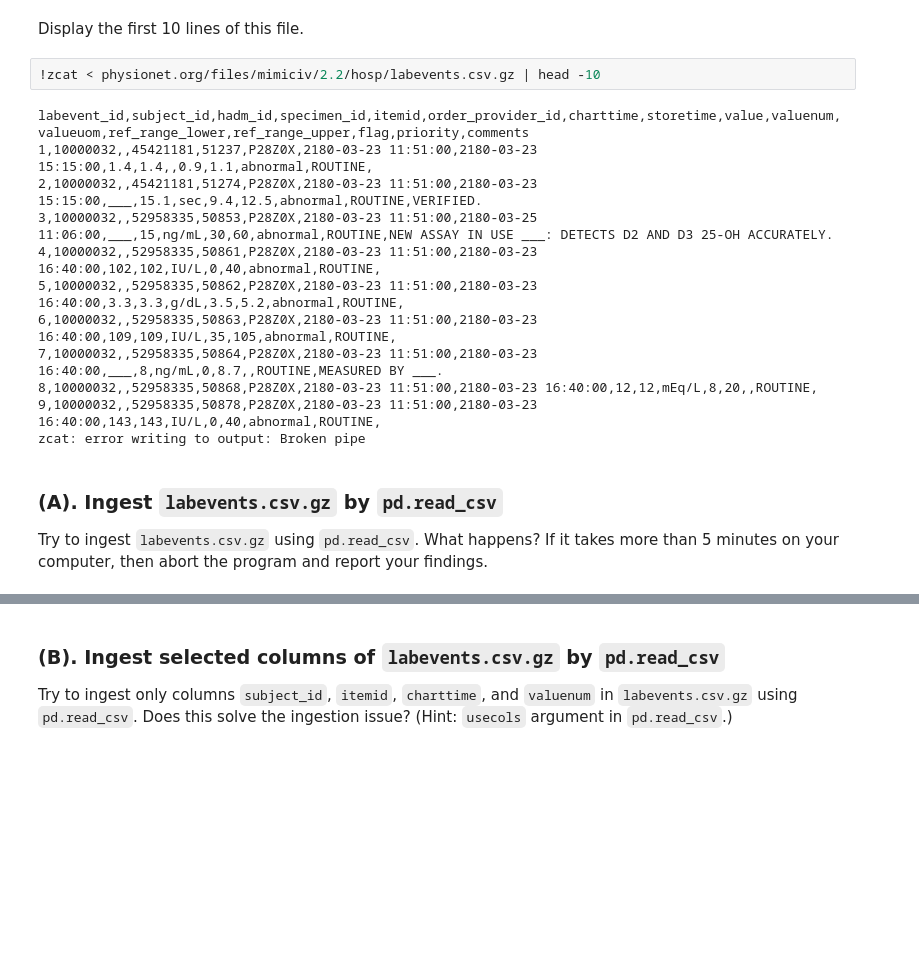
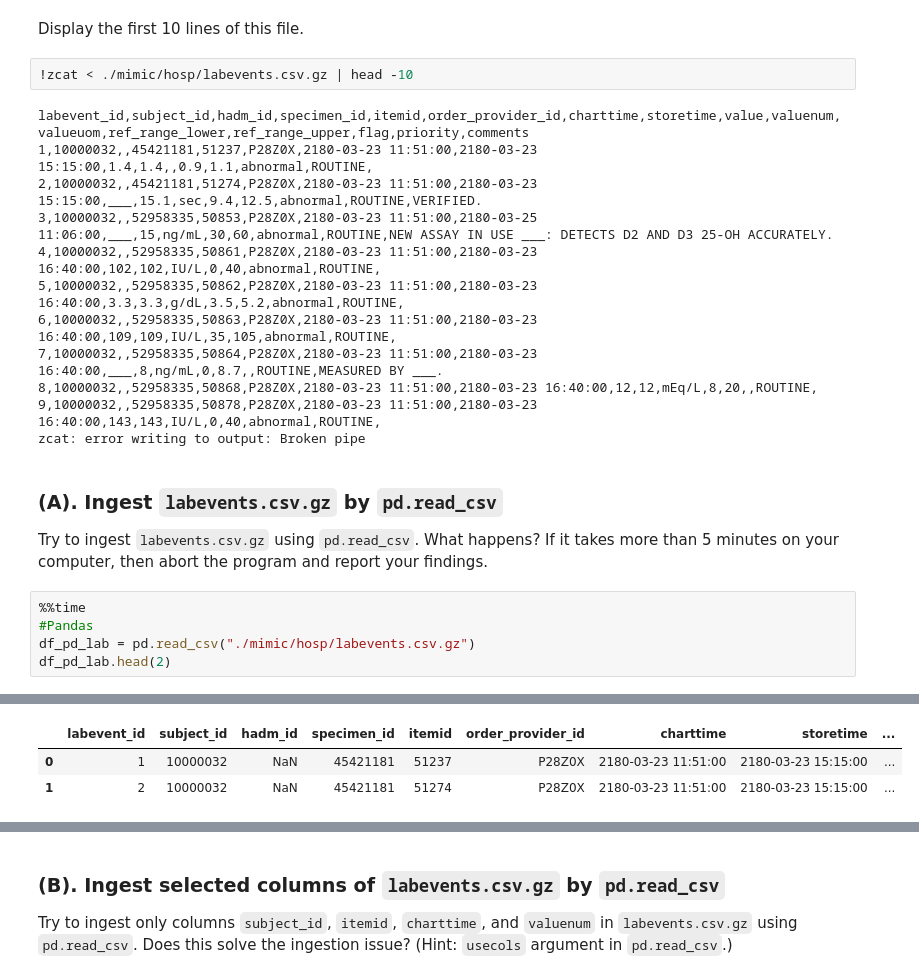
Before and after one commit to taylorswrite/biostat-203c-2024-spring, a Jupyter notebook: hw3/hw3.ipynb, the cells around one changed output, grey strips where cells are left out. Saved outputs shown, nothing was run; the diff lists cells and outputs as text; blank space fills up the shorter version.

```diff
--- a/hw3/hw3.ipynb
+++ b/hw3/hw3.ipynb
@@ -247,7 +360,7 @@ Let us focus on a bigger file, `labevents.csv.gz`, which is about 125x bigger th
 # %% [markdown]
 Display the first 10 lines of this file.
 # %%
-!zcat < physionet.org/files/mimiciv/2.2/hosp/labevents.csv.gz | head -10
+!zcat < ./mimic/hosp/labevents.csv.gz | head -10
 # %% [output]
 labevent_id,subject_id,hadm_id,specimen_id,itemid,order_provider_id,charttime,storetime,value,valuenum,valueuom,ref_range_lower,ref_range_upper,flag,priority,comments
 1,10000032,,45421181,51237,P28Z0X,2180-03-23 11:51:00,2180-03-23 15:15:00,1.4,1.4,,0.9,1.1,abnormal,ROUTINE,
@@ -264,3 +377,9 @@ zcat: error writing to output: Broken pipe
 ### (A). Ingest `labevents.csv.gz` by `pd.read_csv`
 
 Try to ingest `labevents.csv.gz` using `pd.read_csv`. What happens? If it takes more than 5 minutes on your computer, then abort the program and report your findings.
+# %%
+%%time
+#Pandas
+df_pd_lab = pd.read_csv("./mimic/hosp/labevents.csv.gz")
+df_pd_lab.head(2)
+# %% [output]
@@ -266,0 +388,3 @@ Try to ingest `labevents.csv.gz` using `pd.read_csv`. What happens? If it takes
+|  | labevent_id | subject_id | hadm_id | specimen_id | itemid | order_provider_id | charttime | storetime | ... |
+| 0 | 1 | 10000032 | NaN | 45421181 | 51237 | P28Z0X | 2180-03-23 11:51:00 | 2180-03-23 15:15:00 | ... |
+| 1 | 2 | 10000032 | NaN | 45421181 | 51274 | P28Z0X | 2180-03-23 11:51:00 | 2180-03-23 15:15:00 | ... |
```
Also changed, not shown: parts of 18 cells of this notebook, 1 other file.
